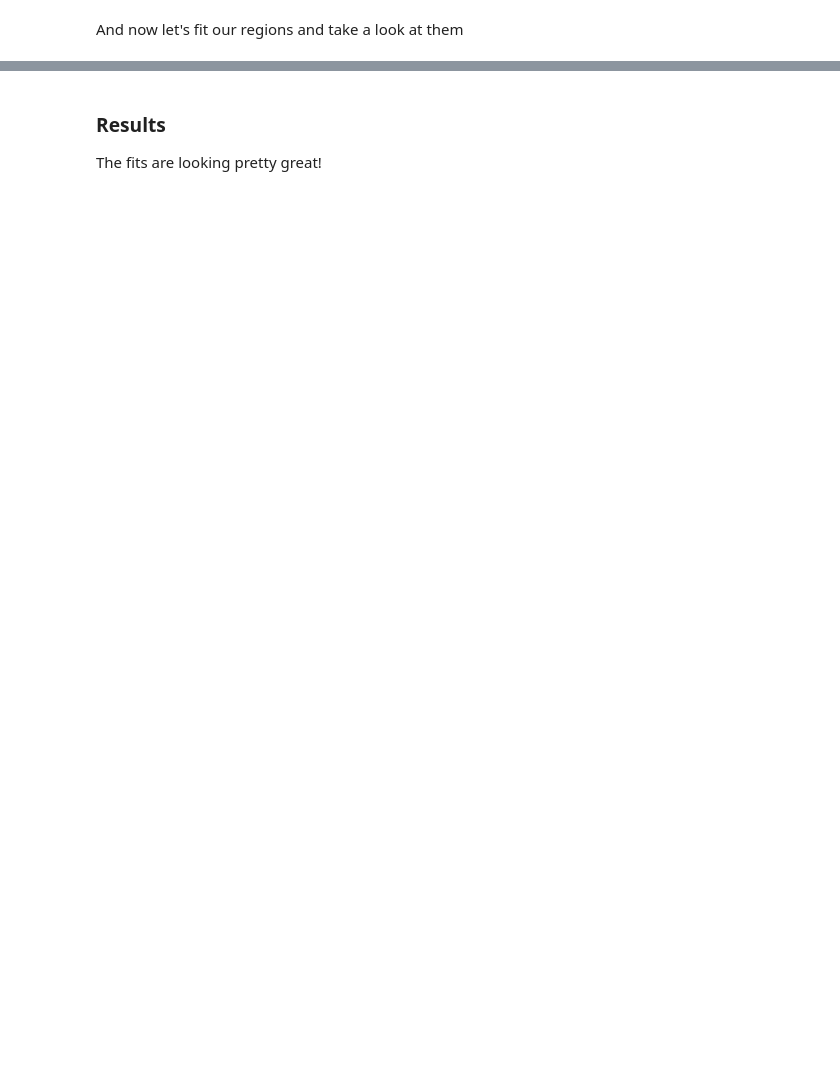
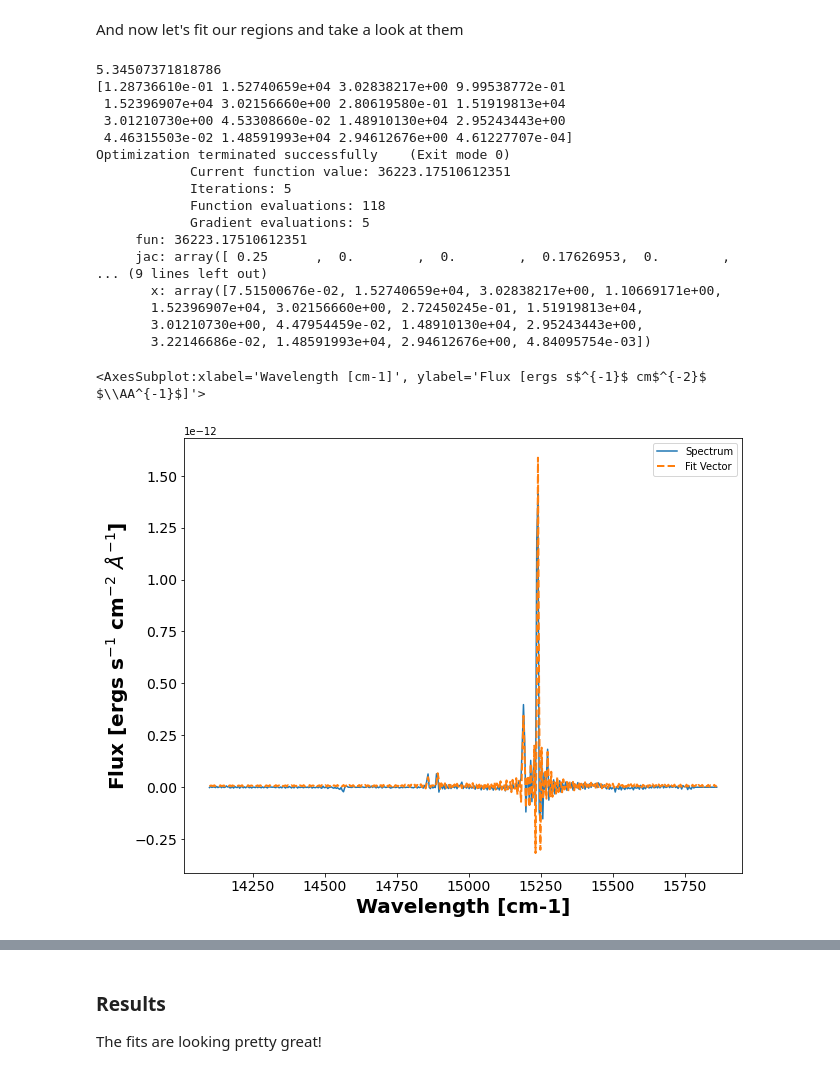
Before and after one commit to crhea93/LUCI, a Jupyter notebook: Examples/FitNGC6888.ipynb, the cells around one changed output, grey strips where cells are left out. Drawn from its saved outputs; the diff is of its cells as text; code cells hidden in the pictures; blank space fills up the shorter version.

```diff
--- a/Examples/FitNGC6888.ipynb
+++ b/Examples/FitNGC6888.ipynb
@@ -29,7 +29,7 @@ Now we need to define all the variables...
 # Initialize paths and set parameters
 Luci_path = path
 cube_dir = '/mnt/carterrhea/carterrhea/NGC6888'  # Full path to data cube
-cube_name = 'NGC6888_SN3'  # don't add .hdf5 extension
+cube_name = '2147023z'  # don't add .hdf5 extension
 object_name = 'NGC6888'
 redshift = 0.00  # Redshift of object
 resolution = 5000
@@ -61,10 +72,30 @@ And now let's fit our regions and take a look at them
 # %%
 axis, sky, fit_dict = cube.fit_spectrum_region(
                                 ['NII6548', 'Halpha', 'NII6583', 'SII6716', 'SII6731'],
-                                'sincgauss',
+                                'sinc',
                                 [1,1,1,1,1], [1,1,1,1,1],
                                 region=cube_dir+'/region1.reg', bkg=bkg_sky,
-                                bayes_bool=False)
+                                bayes_bool=False, n_stoch=1)
 lplt.plot_fit(axis, sky, fit_dict['fit_vector'])
+# %% [output]
+5.34507371818786
+[1.28736610e-01 1.52740659e+04 3.02838217e+00 9.99538772e-01
+ 1.52396907e+04 3.02156660e+00 2.80619580e-01 1.51919813e+04
+ 3.01210730e+00 4.53308660e-02 1.48910130e+04 2.95243443e+00
+ 4.46315503e-02 1.48591993e+04 2.94612676e+00 4.61227707e-04]
+Optimization terminated successfully    (Exit mode 0)
+            Current function value: 36223.17510612351
+            Iterations: 5
+            Function evaluations: 118
+            Gradient evaluations: 5
+     fun: 36223.17510612351
+     jac: array([ 0.25      ,  0.        ,  0.        ,  0.17626953,  0.        ,
+... (9 lines left out)
+       x: array([7.51500676e-02, 1.52740659e+04, 3.02838217e+00, 1.10669171e+00,
+       1.52396907e+04, 3.02156660e+00, 2.72450245e-01, 1.51919813e+04,
+       3.01210730e+00, 4.47954459e-02, 1.48910130e+04, 2.95243443e+00,
+       3.22146686e-02, 1.48591993e+04, 2.94612676e+00, 4.84095754e-03])
+<AxesSubplot:xlabel='Wavelength [cm-1]', ylabel='Flux [ergs s$^{-1}$ cm$^{-2}$ $\\AA^{-1}$]'>
+[figure, added]
 # %%
 axis, sky, fit_dict = cube.fit_spectrum_region(
```
Also changed, not shown: parts of 6 cells of this notebook, 7 other files.
